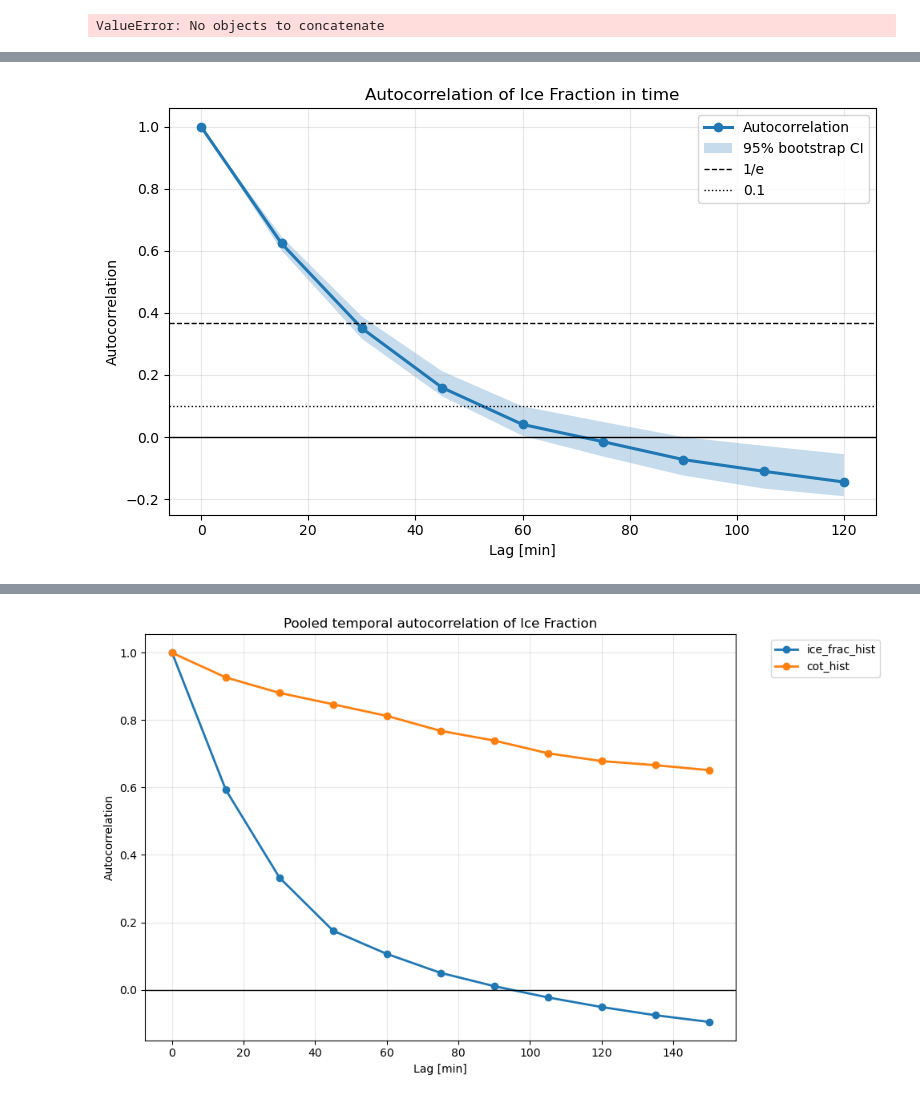
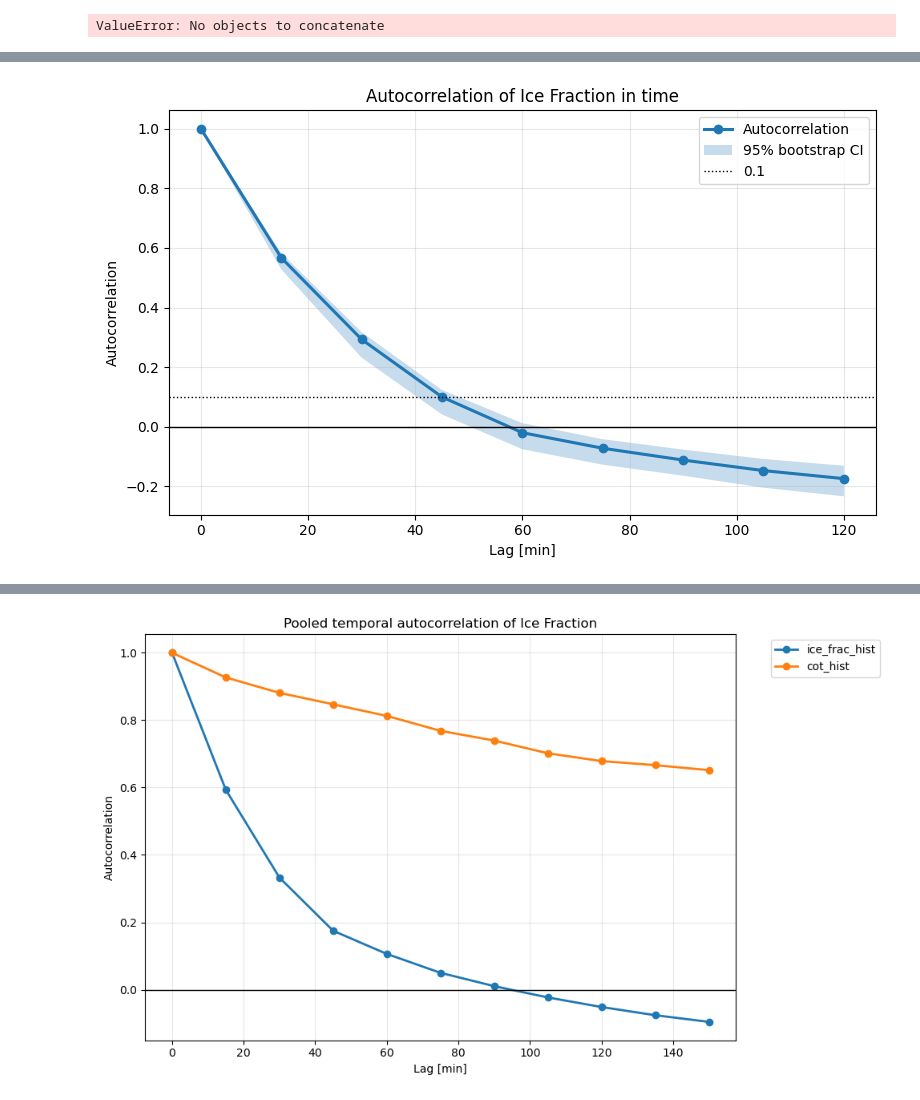
Before and after one commit to DragomirNikolov/MSGI, a Jupyter notebook: plotting/Bulk/cloud_memory.ipynb, the cells around one changed output, grey strips where cells are left out. Drawn from its saved outputs; the diff is of its cells as text; code cells hidden in the pictures.

Commit message:
Autocorrelation values for cloud memory

```diff
--- a/plotting/Bulk/cloud_memory.ipynb
+++ b/plotting/Bulk/cloud_memory.ipynb
@@ -6,3 +22,3 @@ from glaciation_time_estimator.auxiliary_func.chunking_data import ChunkLoader
 # %%
-cloud_df = pd.read_parquet("/Volumes/University_stuff/Parquet_dataset/2008_all.parquet")
+cloud_df = loader.cloud_chunk#pd.read_parquet("/Volumes/University_stuff/Parquet_dataset/2008_all.parquet")
 # %%
@@ -359,7 +424,7 @@ hist_cols
 # %%
 from tqdm.auto import tqdm
 # %%
-def pooled_autocorr_hist_column(series, max_lag=20, min_len=4, demean=True):
+def pooled_autocorr_hist_column(series, max_lag=20, min_len=4,filter_if=True, demean=True):
     """
     Compute pooled lag autocorrelation for one *_hist column.
 
@@ -389,7 +454,10 @@ def pooled_autocorr_hist_column(series, max_lag=20, min_len=4, demean=True):
         x = np.asarray(arr, dtype=float)
 
         # Remove non-finite values
-        valid = np.isfinite(x) & (x>=0-eps) & (x<=1+eps)
+        if filter_if:
+            valid = np.isfinite(x) & (x>=0-eps) & (x<=1+eps)
+        else:
+            valid = np.isfinite(x) & (x>=0-eps)
         x[~valid]==np.nan
 
         if valid.sum() < min_len:
@@ -435,7 +503,7 @@ hist_cols=["ice_frac_hist","cot_hist"]
 for col in hist_cols:
     print(f"Computing autocorrelation for {col}")
     autocorr_results[col] = pooled_autocorr_hist_column(
-        sample[col],
+        cloud_df[col],
         max_lag=max_lag,
         min_len=4,
         demean=True,
@@ -479,6 +532,7 @@ def bootstrap_autocorr(
     demean=True,
     n_boot=10,
     random_state=0,
+    filter_if=True
 ):
     rng = np.random.default_rng(random_state)
 
@@ -496,6 +550,7 @@ def bootstrap_autocorr(
             max_lag=max_lag,
             min_len=min_len,
             demean=demean,
+            filter_if=filter_if
         )
 
         boot_corrs[b, :] = df_b["autocorr"].to_numpy()
@@ -575,32 +607,32 @@ import numpy as np
 plt.figure(figsize=(8, 5))
 
 plt.plot(
     out["lag_min"],
     out["autocorr"],
     marker="o",
     linewidth=2.2,
     label="Autocorrelation",
 )
 
 plt.fill_between(
     out["lag_min"],
     out["ci_low"],
     out["ci_high"],
     alpha=0.25,
     label="95% bootstrap CI",
 )
 
 plt.axhline(0, color="k", linewidth=1)
-plt.axhline(1 / np.e, color="k", linestyle="--", linewidth=1, label="1/e")
+# plt.axhline(1 / np.e, color="k", linestyle="--", linewidth=1, label="1/e")
 plt.axhline(0.1, color="k", linestyle="dotted", linewidth=1, label="0.1")
 
 
 plt.xlabel("Lag [min]")
 plt.ylabel("Autocorrelation")
 plt.title("Autocorrelation of Ice Fraction in time")
 plt.grid(alpha=0.3)
 plt.legend()
 plt.tight_layout()
 plt.show()
 # %% [output]
-[figure, old version]
+[figure, new version]
```
Also changed, not shown: parts of 16 cells of this notebook, 12 other files.
